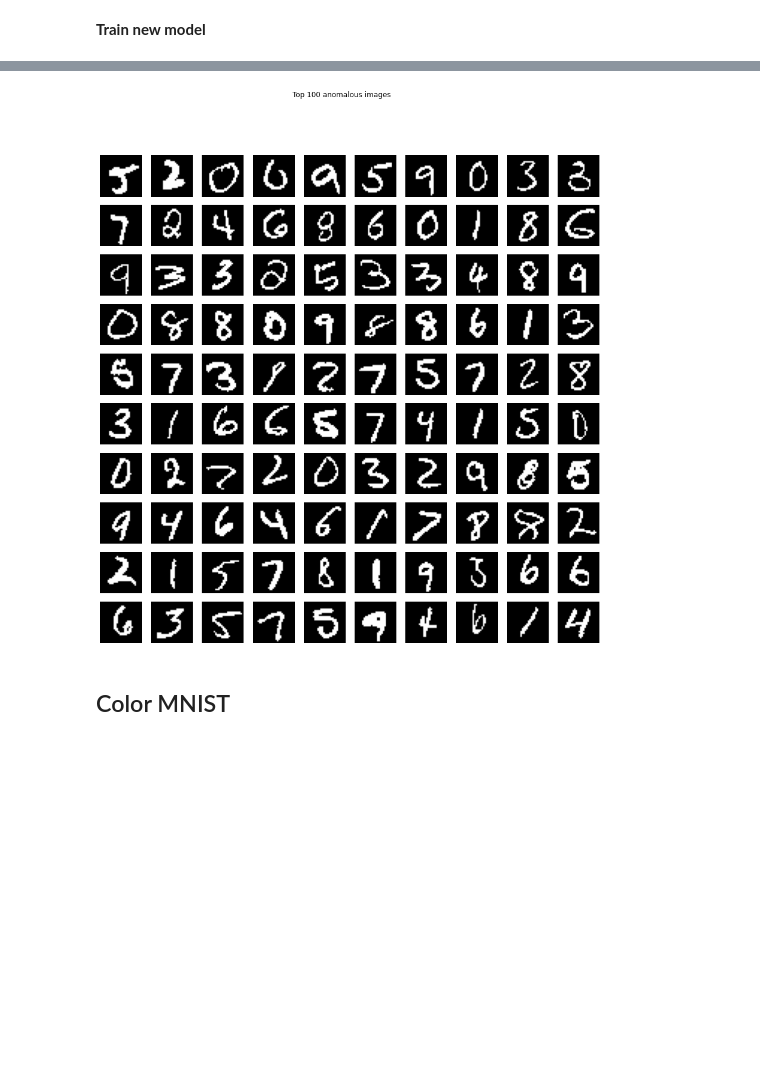
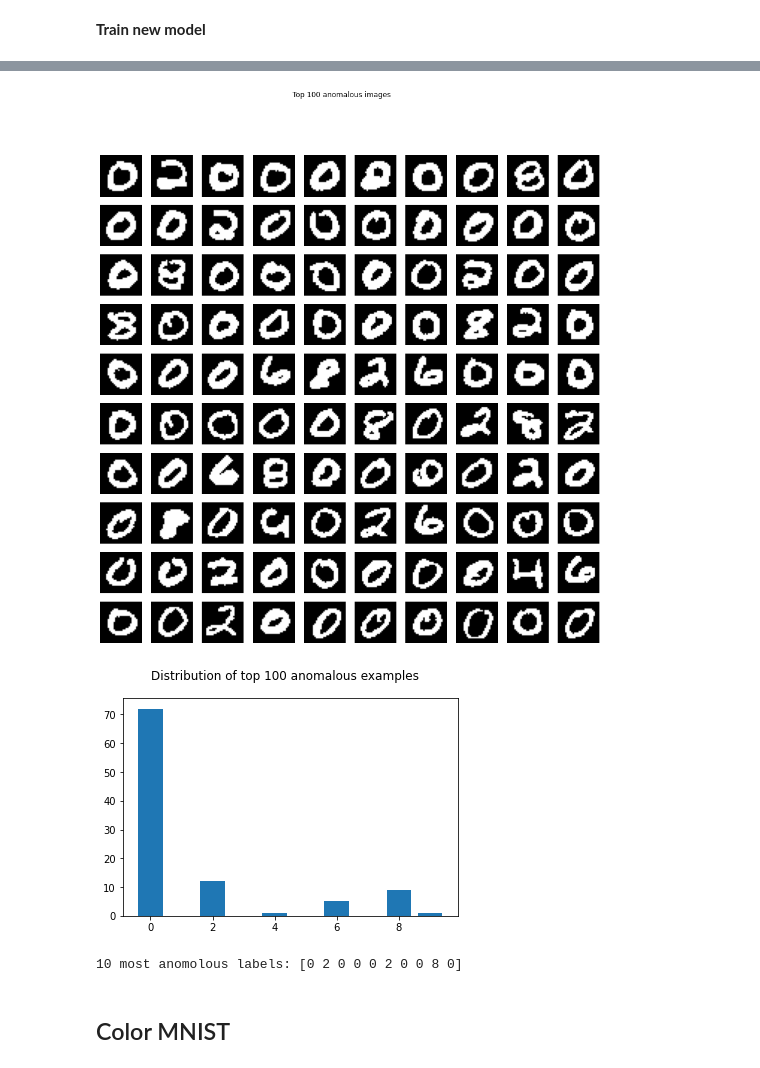
Before and after one commit to fredrvaa/Variational-Autoencoder, a Jupyter notebook: variational_autoencoder.ipynb, the cells around one changed output, grey strips where cells are left out. Saved outputs shown, nothing was run; the diff lists cells and outputs as text; code cells hidden in the pictures; blank space fills up the shorter version.

```diff
--- a/variational_autoencoder.ipynb
+++ b/variational_autoencoder.ipynb
@@ -63,5 +61,5 @@ x_test, y_test = gen.get_full_data_set(training=False)
 # Train autoencoder
 autoencoder = VariationalAutoencoder(prior_distribution, encoding_dim, x_train.shape[1:3])
 autoencoder.summary()
-autoencoder.train(x_train, epochs=50, batch_size=batch_size, force_relearn=force_relearn)
+autoencoder.train(x_train, epochs=epochs, batch_size=batch_size, force_relearn=force_relearn)
 # %% [output]
@@ -183,7 +169,7 @@ Accuracy: 92.78%
 # %% [markdown]
 **Generate images and display**
 # %%
-z = tf.reshape(prior_distribution.sample(10000), (10000, encoding_dim, 1))
+z = tf.reshape(prior_distribution.sample(n_generated), (n_generated, encoding_dim, 1))
 generated_mean = autoencoder.decode(z, output_measure=Measure.mean).numpy()
 generated_mode = autoencoder.decode(z, output_measure=Measure.mode).numpy()
 generated_sample = autoencoder.decode(z, output_measure=Measure.sample).numpy()
@@ -256,4 +271,4 @@ KeyboardInterrupt:
 # %%
-# Calculating reconstruction losses with test set with no missing digits
-loss = missing_autoencoder.reconstruction_loss(x_test)
+# Calculating probability test set with no missing digits
+loss = missing_autoencoder.sampled_loss(x_test)
 # %% [output]
@@ -261,18 +284,26 @@ loss = missing_autoencoder.reconstruction_loss(x_test)
 # %%
 # Display most anomolous images
 
 grid_size = 10
 # Get n largest loss indexes
 idx = (-loss).argsort()[:grid_size**2]
 fig, ax = plt.subplots(grid_size, grid_size, figsize=(15, 15))
 for n in range(grid_size):
     for m in range(grid_size):
         ax[n][m].imshow(x_test[idx[grid_size*n + m]], cmap='gray')
         ax[n][m].axis('off')
 fig.suptitle(f'Top {grid_size**2} anomalous images')
 plt.show()
+unique, counts = np.unique(y_test[idx], return_counts=True)
+fig, ax = plt.subplots()
+ax = plt.bar(unique, counts)
+fig.suptitle(f'Distribution of top {grid_size**2} anomalous examples')
+plt.show()
+print('10 most anomolous labels:', y_test[idx][:10])
 # %% [output]
-[figure, old version]
+[figure, new version]
+[figure, added]
+10 most anomolous labels: [0 2 0 0 0 2 0 0 8 0]
 # %% [markdown]
 ## Color MNIST
 # %% [markdown]
```
Also changed, not shown: parts of 19 cells of this notebook, 2 other files.
